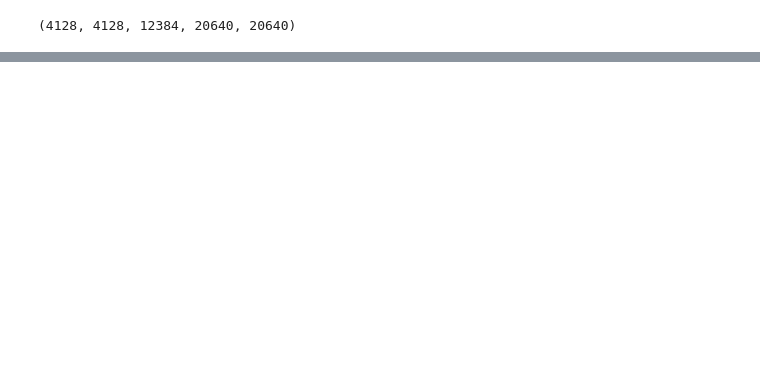
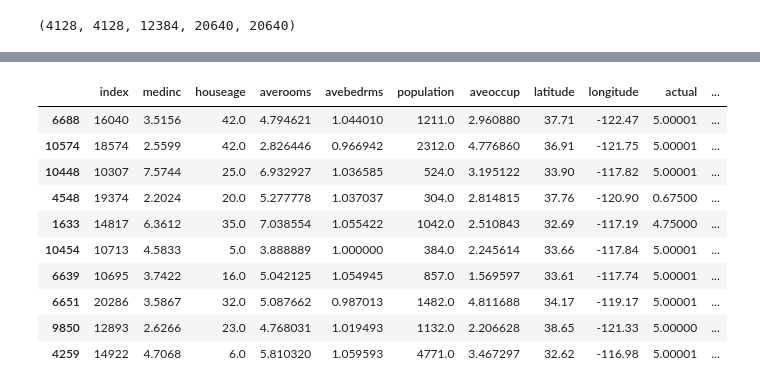
Before and after one commit to dangerpouse/zoomcamp---Machine-Learning, a Jupyter notebook: 99 - Samples/ML-LR CaliforniaHotel.ipynb, the cells around one changed output, grey strips where cells are left out. Cells and saved outputs as stored; diff of their text form; code cells hidden in the pictures; blank space fills up the shorter version.

```diff
--- a/99 - Samples/ML-LR CaliforniaHotel.ipynb
+++ b/99 - Samples/ML-LR CaliforniaHotel.ipynb
@@ -135,0 +224,27 @@ Name: MedHouseVal, Length: 12384, dtype: float64
+# %%
+# Create a diagnostic dataframe
+diagnostics = df_train.copy()
+
+diagnostics["actual"] = y_train
+diagnostics["predicted"] = y_pred
+diagnostics["residual"] = y_train - y_pred
+
+# Examine the 10 largest absolute errors
+diagnostics["abs_error"] = diagnostics["residual"].abs()
+
+diagnostics.sort_values(
+    "abs_error",
+    ascending=False
+).head(10)
+# %% [output]
+|  | index | medinc | houseage | averooms | avebedrms | population | aveoccup | latitude | longitude | actual | ... |
+| 6688 | 16040 | 3.5156 | 42.0 | 4.794621 | 1.044010 | 1211.0 | 2.960880 | 37.71 | -122.47 | 5.00001 | ... |
+| 10574 | 18574 | 2.5599 | 42.0 | 2.826446 | 0.966942 | 2312.0 | 4.776860 | 36.91 | -121.75 | 5.00001 | ... |
+| 10448 | 10307 | 7.5744 | 25.0 | 6.932927 | 1.036585 | 524.0 | 3.195122 | 33.90 | -117.82 | 5.00001 | ... |
+| 4548 | 19374 | 2.2024 | 20.0 | 5.277778 | 1.037037 | 304.0 | 2.814815 | 37.76 | -120.90 | 0.67500 | ... |
+| 1633 | 14817 | 6.3612 | 35.0 | 7.038554 | 1.055422 | 1042.0 | 2.510843 | 32.69 | -117.19 | 4.75000 | ... |
+| 10454 | 10713 | 4.5833 | 5.0 | 3.888889 | 1.000000 | 384.0 | 2.245614 | 33.66 | -117.84 | 5.00001 | ... |
+| 6639 | 10695 | 3.7422 | 16.0 | 5.042125 | 1.054945 | 857.0 | 1.569597 | 33.61 | -117.74 | 5.00001 | ... |
+| 6651 | 20286 | 3.5867 | 32.0 | 5.087662 | 0.987013 | 1482.0 | 4.811688 | 34.17 | -119.17 | 5.00001 | ... |
+| 9850 | 12893 | 2.6266 | 23.0 | 4.768031 | 1.019493 | 1132.0 | 2.206628 | 38.65 | -121.33 | 5.00000 | ... |
+| 4259 | 14922 | 4.7068 | 6.0 | 5.810320 | 1.059593 | 4771.0 | 3.467297 | 32.62 | -116.98 | 5.00001 | ... |
```
Also changed, not shown: parts of 14 cells of this notebook.
